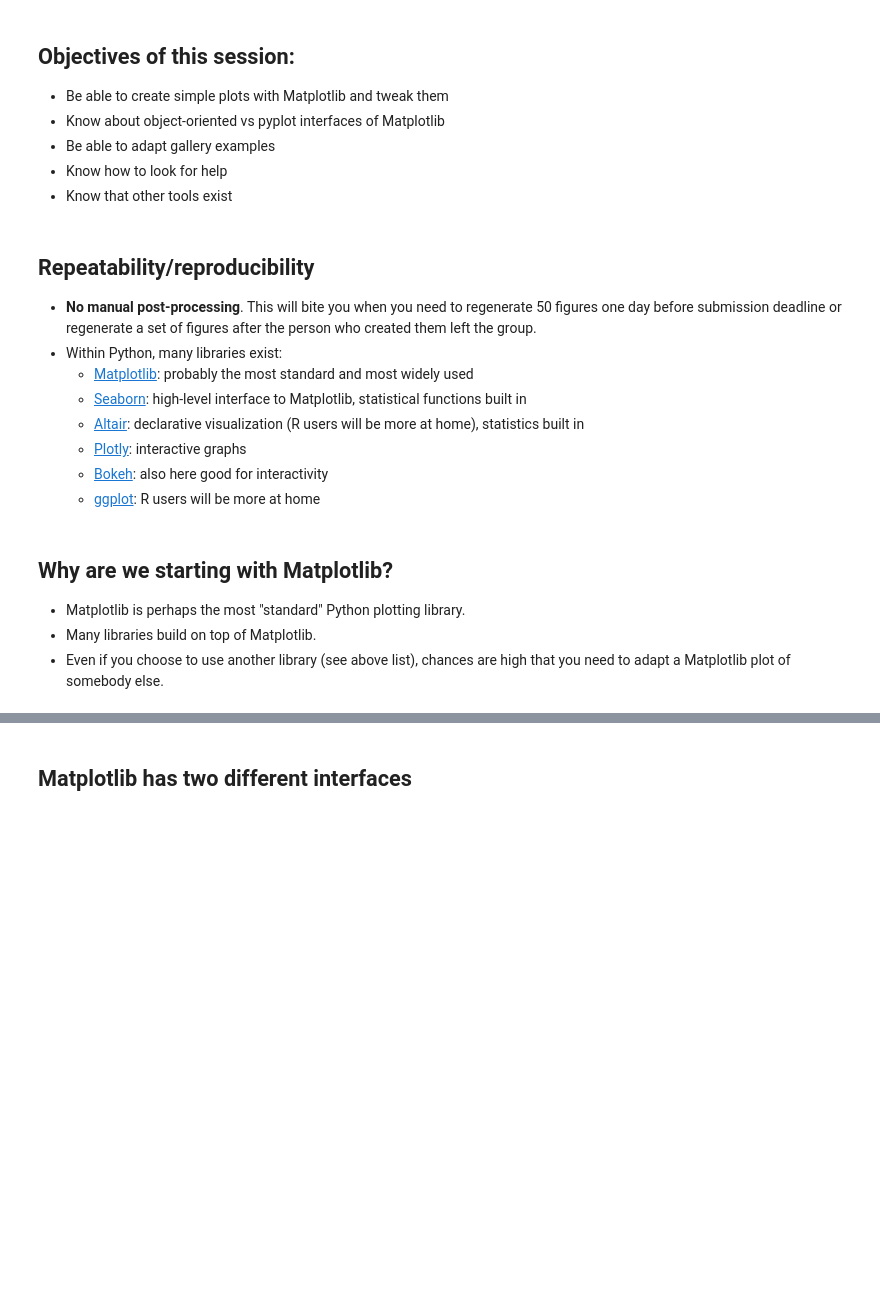
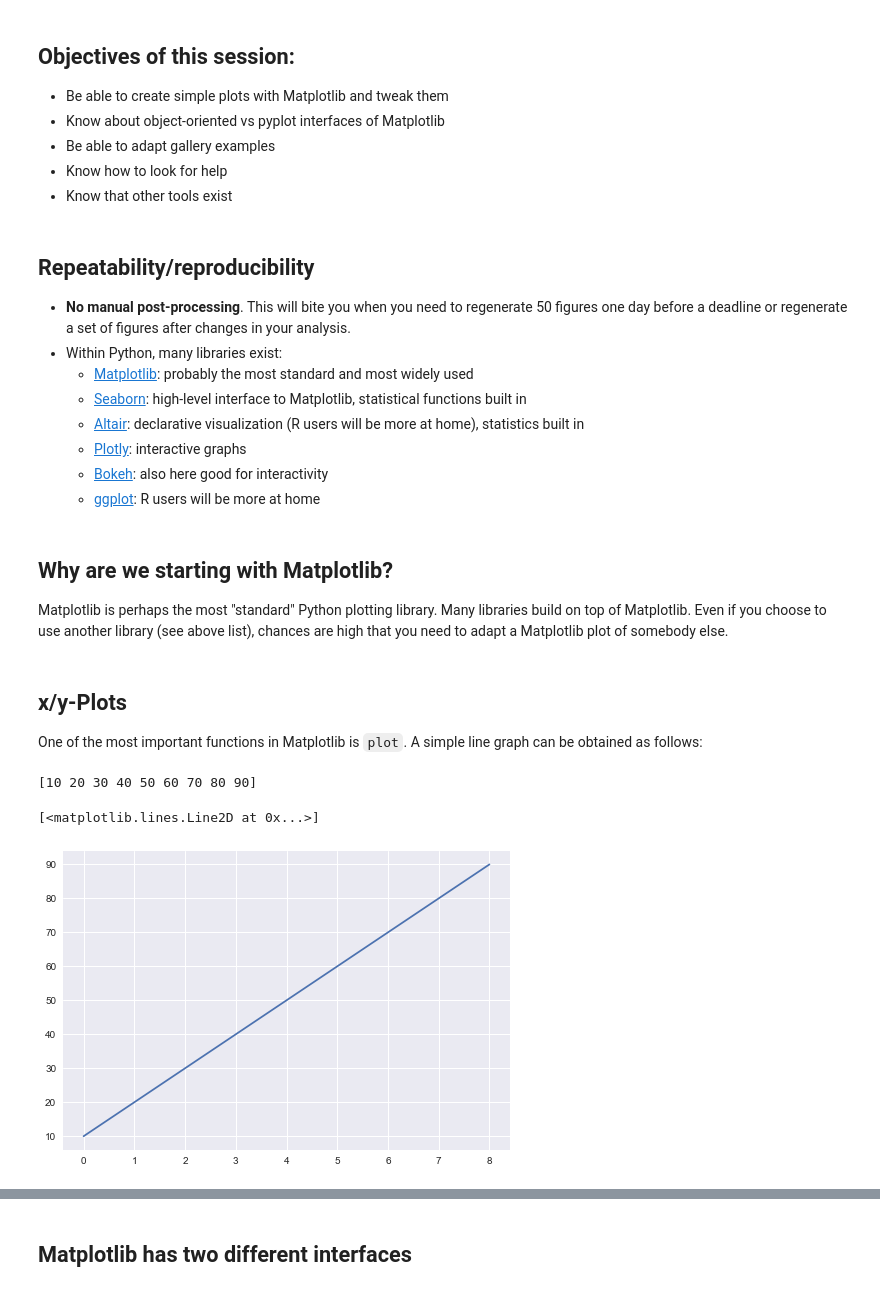
Before and after one commit to EEGLabUKSH/datascience_in_practice, a Jupyter notebook: _build/html/_sources/tutorials/02-Plotting.ipynb, the cells around one changed output, grey strips where cells are left out. Cells and saved outputs as stored; diff of their text form; code cells hidden in the pictures; blank space fills up the shorter version.

Commit message:
[ADD] session plotting

```diff
--- a/_build/html/_sources/tutorials/02-Plotting.ipynb
+++ b/_build/html/_sources/tutorials/02-Plotting.ipynb
@@ -20,9 +20,7 @@ From [Claus O. Wilke: "Fundamentals of Data Visualization"](https://clauswilke.c
 - Know that other tools exist
 # %% [markdown]
 ## Repeatability/reproducibility
-- **No manual post-processing**. This will bite you when you need to regenerate 50
-  figures one day before submission deadline or regenerate a set of figures
-  after the person who created them left the group.
+- **No manual post-processing**. This will bite you when you need to regenerate 50 figures one day before a deadline or regenerate a set of figures after changes in your analysis.
 - Within Python, many libraries exist:
   - [Matplotlib](https://matplotlib.org/gallery/index.html):
     probably the most standard and most widely used
@@ -38,8 +36,18 @@ From [Claus O. Wilke: "Fundamentals of Data Visualization"](https://clauswilke.c
     R users will be more at home
 # %% [markdown]
 ## Why are we starting with Matplotlib?
-
-- Matplotlib is perhaps the most "standard" Python plotting library.
-- Many libraries build on top of Matplotlib.
-- Even if you choose to use another library (see above list), chances are high
-  that you need to adapt a Matplotlib plot of somebody else.
+Matplotlib is perhaps the most "standard" Python plotting library. Many libraries build on top of Matplotlib. Even if you choose to use another library (see above list), chances are high that you need to adapt a Matplotlib plot of somebody else.
+# %% [markdown]
+## x/y-Plots
+One of the most important functions in Matplotlib is `plot`. A simple line graph can be obtained as follows:
+# %%
+import matplotlib.pyplot as plt
+import numpy as np
+
+y = np.arange(10, 100, 10)
+print(y)
+plt.plot(y)
+# %% [output]
+[10 20 30 40 50 60 70 80 90]
+[<matplotlib.lines.Line2D at 0x...>]
+[figure, added]
```
Also changed, not shown: parts of 12 cells of this notebook, 33 other files.
